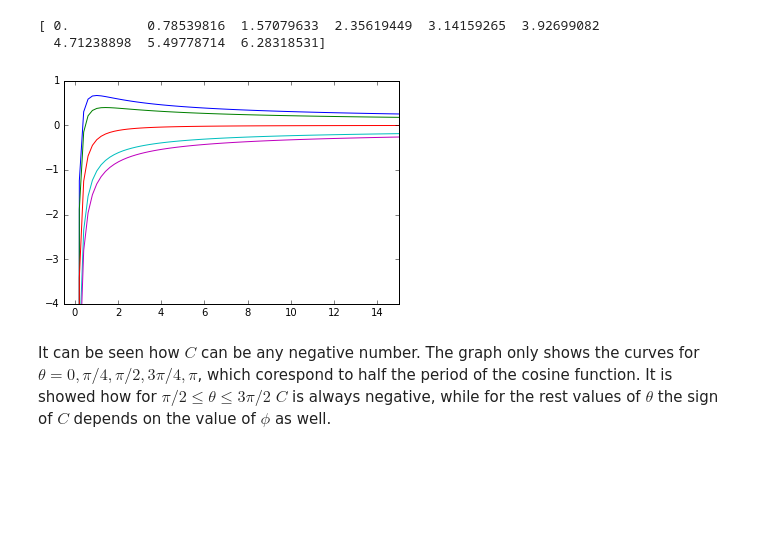
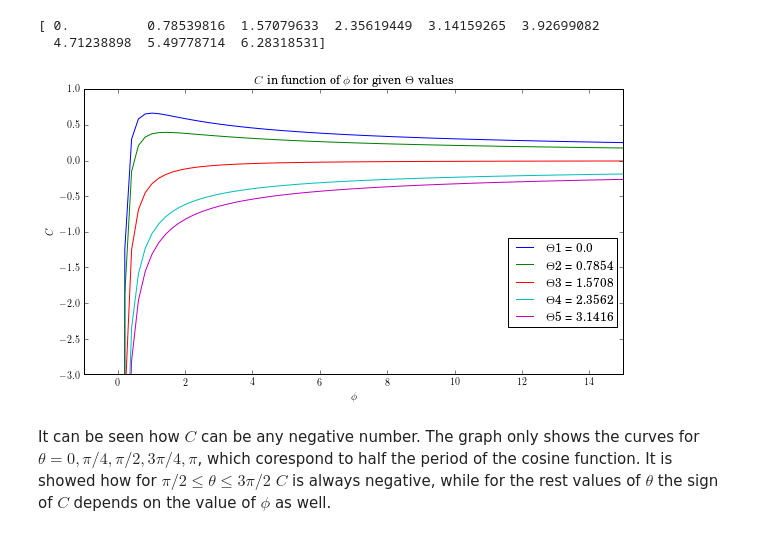
Before and after one commit to Lizardworkinghard/numerical-mooc, a Jupyter notebook: working/01_Phugoid Model/01_Phugoid Theory_Analysis.ipynb, the cells around one changed output. Cells and saved outputs as stored; diff of their text form; code cells hidden in the pictures; blank space fills up the shorter version.

```diff
--- a/working/01_Phugoid Model/01_Phugoid Theory_Analysis.ipynb
+++ b/working/01_Phugoid Model/01_Phugoid Theory_Analysis.ipynb
@@ -32,11 +32,20 @@ c = np.empty([9,100])
 for i in range(0,9):
     c[i] = (np.cos(theta[i])-1/(3*phi))/phi**0.5
-# %%
-for i in range(0,5):
-    plt.plot(phi,c[i])
-    plt.axis([-0.5,15,-4,1])
-# %% [output]
-[figure, removed]
+# %%
+ax = plt.subplot(111)
+for i in range(0,5):
+    plt.rc('text', usetex=True)
+    plt.rc('font', family='serif')
+    plt.plot(phi,c[i], label=r"$\displaystyle \Theta$" + str(i+1) + ' = ' + str(round(theta[i],4)))
+    plt.axis([-1,15,-3,1])
+    plt.xlabel(r'\phi')
+    plt.ylabel(r'$C$')
+    plt.title('$\displaystyle C$ in function of $\displaystyle \phi$ for given $\displaystyle \Theta$ values')
+    box = ax.get_position()
+    ax.set_position([box.x0, box.y0, box.width * 1.1, box.height * 1.05])
+    plt.legend(bbox_to_anchor=(1.0,0.5))
+# %% [output]
+[figure, added]
 # %% [markdown]
 It can be seen how $C$ can be any negative number. The graph only shows the curves for $\theta = 0, \pi/4, \pi/2, 3\pi/4, \pi$, which corespond to half the period of the cosine function.
 It is showed how for $\pi/2 \leq \theta \leq 3\pi/2$ $C$ is always negative, while for the rest values of $\theta$ the sign of $C$ depends on the value of $\phi$ as well.
```
Also changed, not shown: parts of 7 cells of this notebook.
